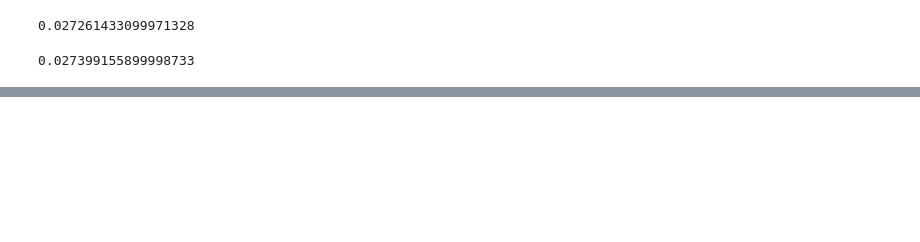
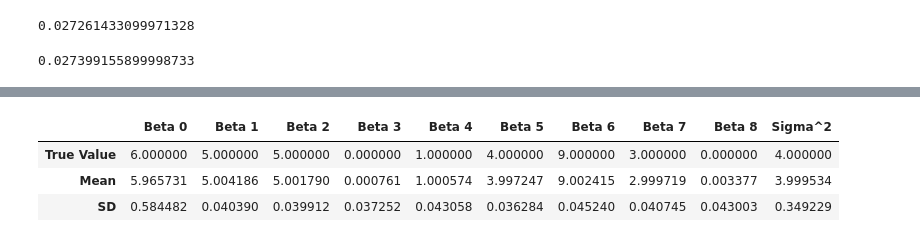
Before and after one commit to CYoung73/STA141C-Final-Project, a Jupyter notebook: STA141C_Project_Work.ipynb, the cells around one changed output, grey strips where cells are left out. Saved outputs shown, nothing was run; the diff lists cells and outputs as text; code cells hidden in the pictures; blank space fills up the shorter version.

```diff
--- a/STA141C_Project_Work.ipynb
+++ b/STA141C_Project_Work.ipynb
@@ -588,0 +697,7 @@ mean_svd
+# %%
+# set true parameters
+np.random.seed(109)
+p_sim = 9
+beta_true = np.random.randint(low=0, high=10, size=(p_sim, 1))
+sigma_true = np.random.randint(low=1, high = 5)
+beta_true, sigma_true**2
@@ -588,0 +715,43 @@ mean_svd
+# %%
+# generate X from true model
+n_sim = 300
+X_sim = np.random.default_rng().uniform(low=0, high=10, size=(n_sim, p_sim-1))
+X_sim = np.hstack((np.ones((n_sim, 1)), X_sim))
+# %%
+def simulation(i, X, beta, sigma):
+    n, p = X.shape
+
+    np.random.seed(53 + i)
+
+    y = X @ beta + np.random.normal(loc = 0, scale = sigma, size = (n, 1))
+
+    A = X.T @ X
+    b = X.T @ y
+
+    beta_sim = LU(A, b)['x']
+    model_summary = predict_score(beta_sim, X, y, X, intercept=True)
+    sigma_sim = model_summary['MSE'].reshape(1, 1)
+
+    beta_sim = beta_sim.reshape(1, p)
+
+    result = np.hstack((beta_sim, sigma_sim))
+    return result
+# %%
+true_params = np.hstack((beta_true.reshape(1, p_sim), np.array(sigma_true**2).reshape(1,1)))[0]
+sim_results = [simulation(i, X_sim, beta_true, sigma_true) for i in range(100)]
+sim_results = np.vstack(sim_results)
+sim_results_means = np.mean(sim_results, axis=0)
+sim_results_stds = np.std(sim_results, axis=0)
+
+pd.DataFrame(
+    data = [true_params, sim_results_means, sim_results_stds],
+    columns = ['Beta 0', 'Beta 1', 'Beta 2', 'Beta 3',
+               'Beta 4', 'Beta 5', 'Beta 6', 'Beta 7',
+               'Beta 8', 'Sigma^2'],
+    index = ['True Value', 'Mean', 'SD']
+)
+# %% [output]
+|  | Beta 0 | Beta 1 | Beta 2 | Beta 3 | Beta 4 | Beta 5 | Beta 6 | Beta 7 | Beta 8 | Sigma^2 |
+| True Value | 6.000000 | 5.000000 | 5.000000 | 0.000000 | 1.000000 | 4.000000 | 9.000000 | 3.000000 | 0.000000 | 4.000000 |
+| Mean | 5.965731 | 5.004186 | 5.001790 | 0.000761 | 1.000574 | 3.997247 | 9.002415 | 2.999719 | 0.003377 | 3.999534 |
+| SD | 0.584482 | 0.040390 | 0.039912 | 0.037252 | 0.043058 | 0.036284 | 0.045240 | 0.040745 | 0.043003 | 0.349229 |
```
Also changed, not shown: parts of 27 cells of this notebook.
